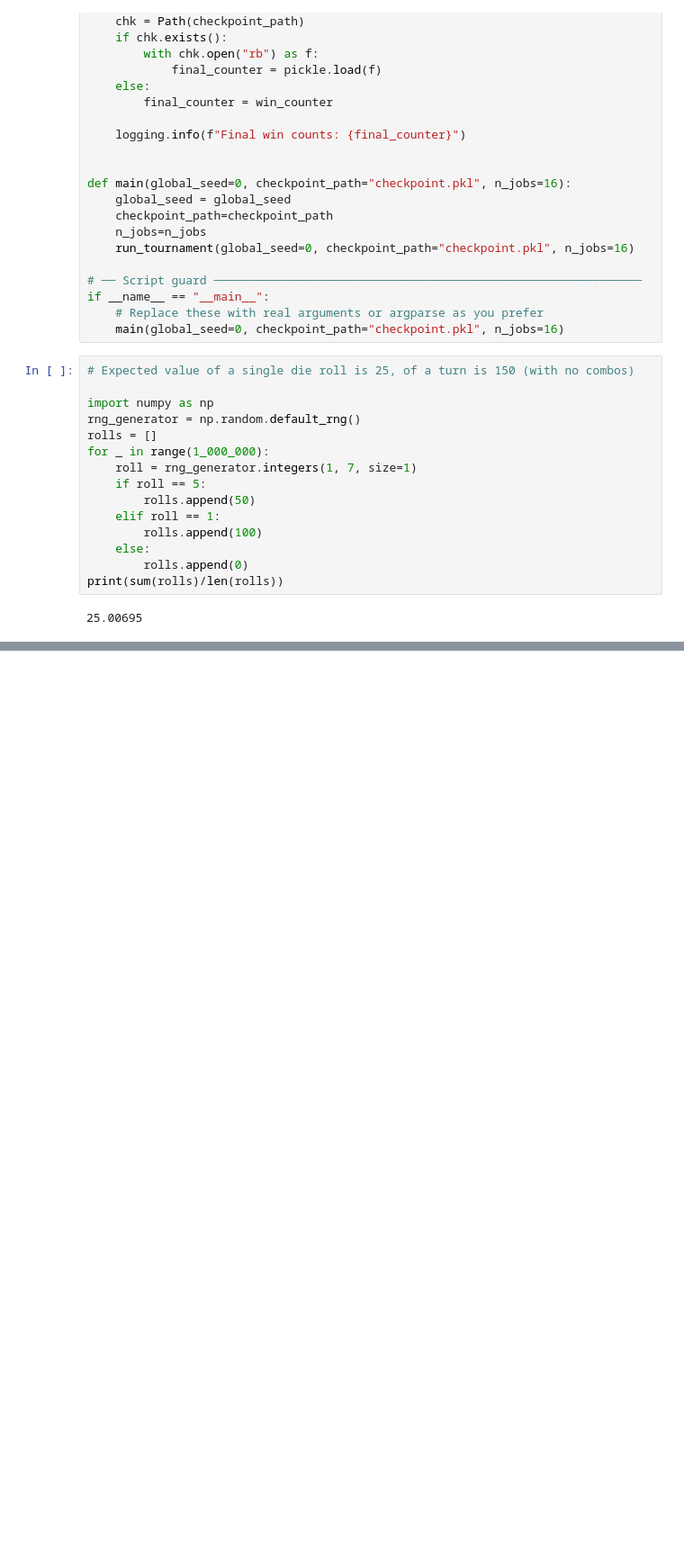
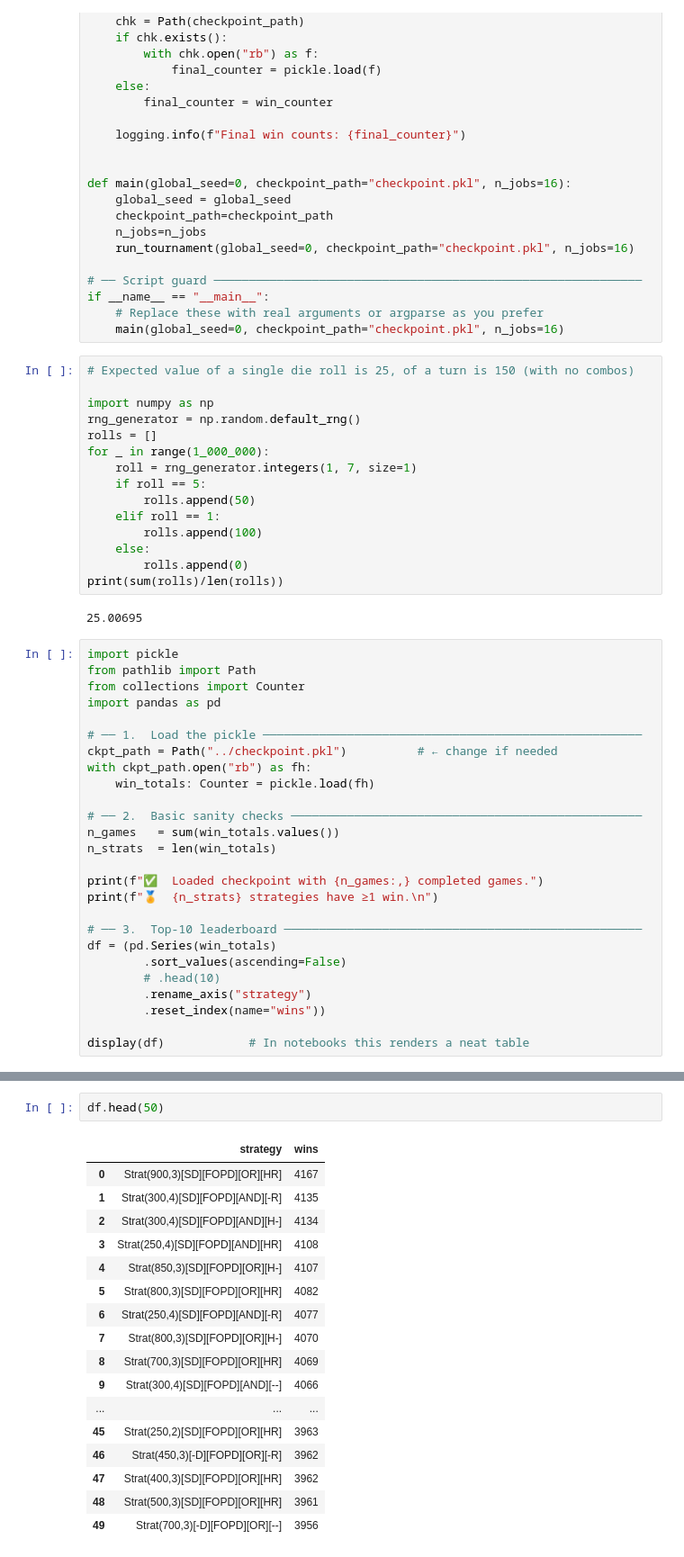
Before and after one commit to Isaac-McPadden/Farkle_II, a Jupyter notebook: notebooks/far_too_many_variables.ipynb, the cells around one changed output, grey strips where cells are left out. Shown at 90% size. Drawn from its saved outputs; the diff is of its cells as text; blank space fills up the shorter version.

```diff
--- a/notebooks/far_too_many_variables.ipynb
+++ b/notebooks/far_too_many_variables.ipynb
@@ -154,3 +154,29 @@ for _ in range(1_000_000):
 print(sum(rolls)/len(rolls))
 # %% [output]
 25.00695
+# %%
+import pickle
+from pathlib import Path
+from collections import Counter
+import pandas as pd
+
+# ── 1.  Load the pickle ──────────────────────────────────────────────────────
+ckpt_path = Path("../checkpoint.pkl")          # ← change if needed
+with ckpt_path.open("rb") as fh:
+    win_totals: Counter = pickle.load(fh)
+
+# ── 2.  Basic sanity checks ──────────────────────────────────────────────────
+n_games   = sum(win_totals.values())
+n_strats  = len(win_totals)
+
+print(f"✅  Loaded checkpoint with {n_games:,} completed games.")
+print(f"🏅  {n_strats} strategies have ≥1 win.\n")
+
+# ── 3.  Top-10 leaderboard ───────────────────────────────────────────────────
+df = (pd.Series(win_totals)
+        .sort_values(ascending=False)
+        # .head(10)
+        .rename_axis("strategy")
+        .reset_index(name="wins"))
+
+display(df)            # In notebooks this renders a neat table
@@ -156,0 +199,20 @@ print(sum(rolls)/len(rolls))
+# %%
+df.head(50)
+# %% [output]
+|  | strategy | wins |
+| 0 | Strat(900,3)[SD][FOPD][OR][HR] | 4167 |
+| 1 | Strat(300,4)[SD][FOPD][AND][-R] | 4135 |
+| 2 | Strat(300,4)[SD][FOPD][AND][H-] | 4134 |
+| 3 | Strat(250,4)[SD][FOPD][AND][HR] | 4108 |
+| 4 | Strat(850,3)[SD][FOPD][OR][H-] | 4107 |
+| 5 | Strat(800,3)[SD][FOPD][OR][HR] | 4082 |
+| 6 | Strat(250,4)[SD][FOPD][AND][-R] | 4077 |
+| 7 | Strat(800,3)[SD][FOPD][OR][H-] | 4070 |
+| 8 | Strat(700,3)[SD][FOPD][OR][HR] | 4069 |
+| 9 | Strat(300,4)[SD][FOPD][AND][--] | 4066 |
+| ... | ... | ... |
+| 45 | Strat(250,2)[SD][FOPD][OR][HR] | 3963 |
+| 46 | Strat(450,3)[-D][FOPD][OR][-R] | 3962 |
+| 47 | Strat(400,3)[SD][FOPD][OR][HR] | 3962 |
+| 48 | Strat(500,3)[SD][FOPD][OR][HR] | 3961 |
+| 49 | Strat(700,3)[-D][FOPD][OR][--] | 3956 |
```
Also changed, not shown: parts of 10 cells of this notebook, 6 other files.
